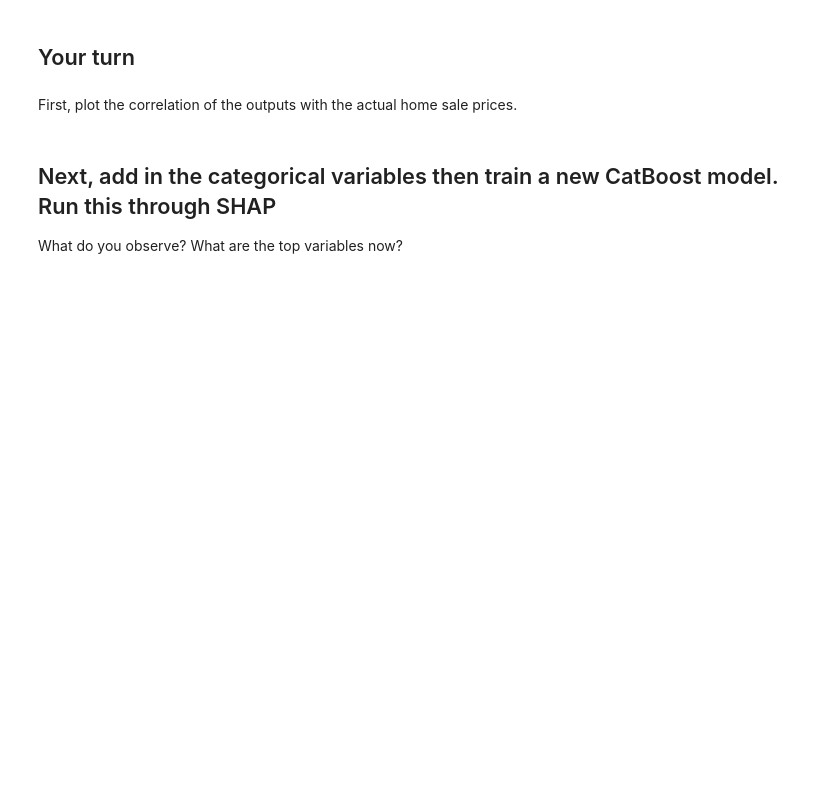
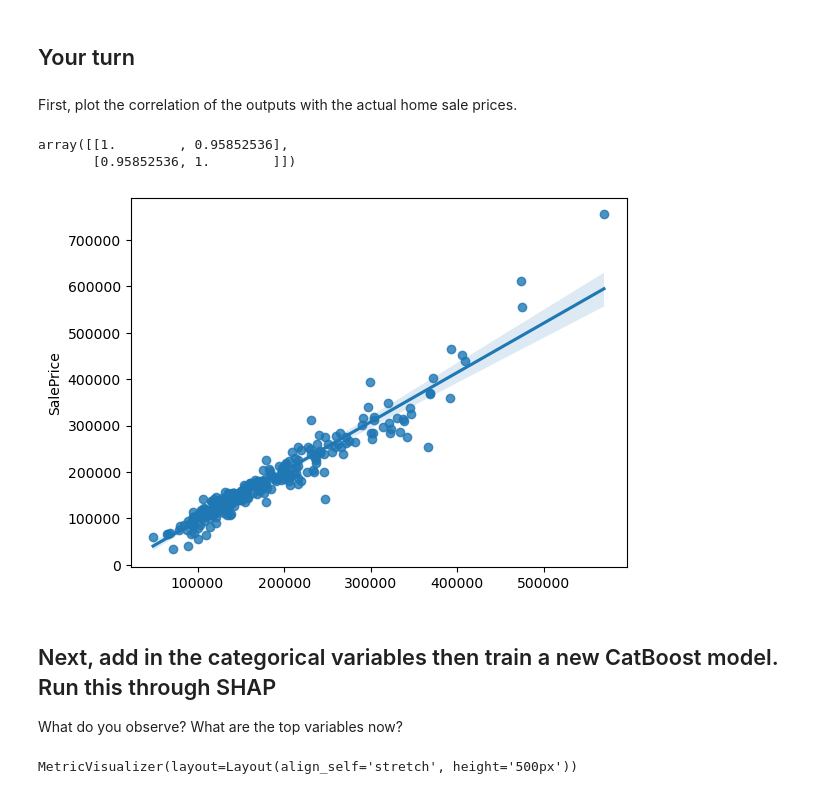
Before and after one commit to herbertfreeze/QSS82_F25, a Jupyter notebook: Trees_and_SHAP.ipynb, the cells around one changed output. Saved outputs shown, nothing was run; the diff lists cells and outputs as text; code cells hidden in the pictures; blank space fills up the shorter version.

```diff
--- a/Trees_and_SHAP.ipynb
+++ b/Trees_and_SHAP.ipynb
@@ -74,7 +85,7 @@ y = df1.SalePrice
 X_train, X_test, y_train, y_test = train_test_split(X, y, test_size=0.2, random_state=42)
 # %%
 # Initialize CatBoost Regressor
-catboost_model = CatBoostRegressor(iterations=100, learning_rate=0.1,
+catboost_model = CatBoostRegressor(iterations=10000, learning_rate=0.005,
                                    depth=6, verbose=0)
 
 # Train the model
@@ -104,6 +123,16 @@ More plots available: https://shap.readthedocs.io/en/latest/generated/shap.plots
 ## Your turn
 # %% [markdown]
 First, plot the correlation of the outputs with the actual home sale prices.
+# %%
+import seaborn as sns
+
+sns.regplot(x = y_pred, y = y_test)
+
+np.corrcoef(y_pred, y_test)
+# %% [output]
+array([[1.        , 0.95852536],
+       [0.95852536, 1.        ]])
+[figure, added]
 # %% [markdown]
 ## Next, add in the categorical variables then train a new CatBoost model. Run this through SHAP
 What do you observe? What are the top variables now?
@@ -109,0 +152,15 @@ What do you observe? What are the top variables now?
+# %%
+# Initialize CatBoost Regressor
+catboost_model = CatBoostRegressor(iterations=1000, learning_rate=0.1,
+                                   depth=6, verbose=0)
+
+# Train the model
+catboost_model.fit(X_train, y_train,
+                   eval_set=(X_test,y_test),
+                   plot=True,
+                  cat_features = categorical_features)
+
+# Make predictions
+y_pred = catboost_model.predict(X_test)
+# %% [output]
+MetricVisualizer(layout=Layout(align_self='stretch', height='500px'))
```
Also changed, not shown: parts of 14 cells of this notebook, 12 other files.
